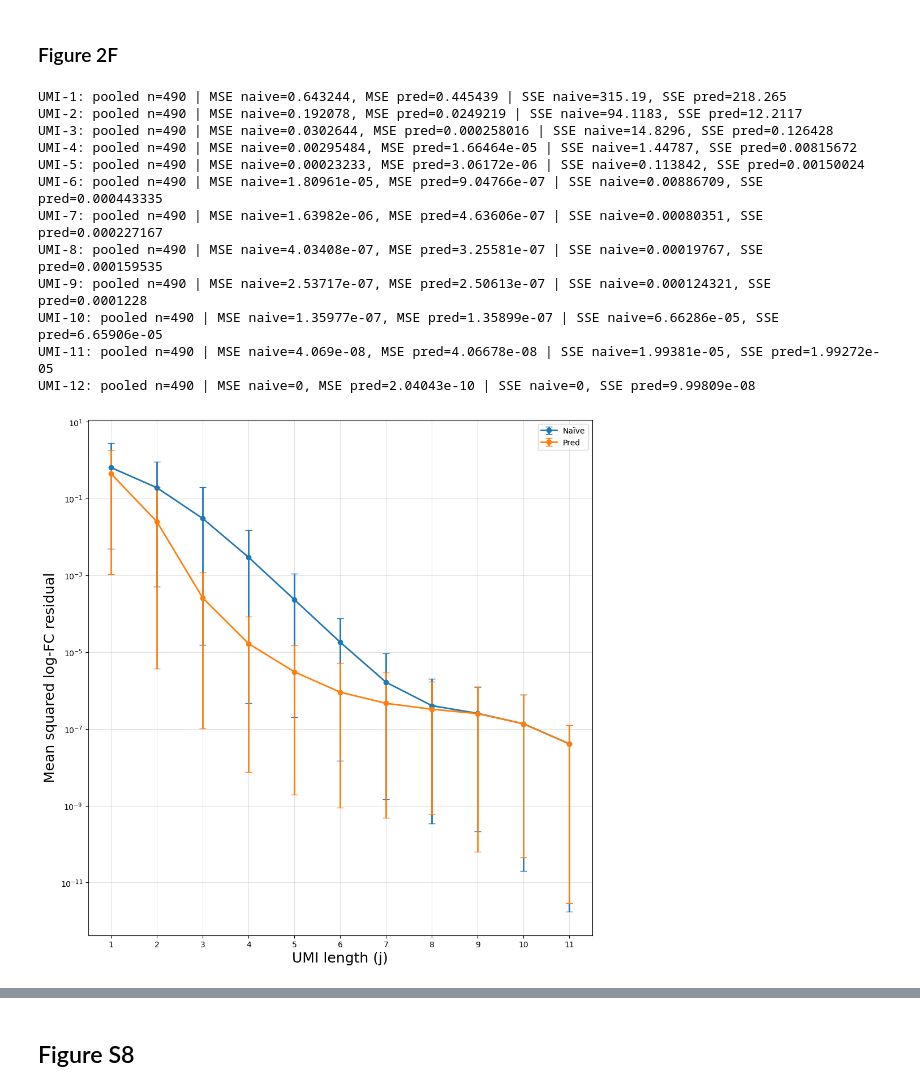
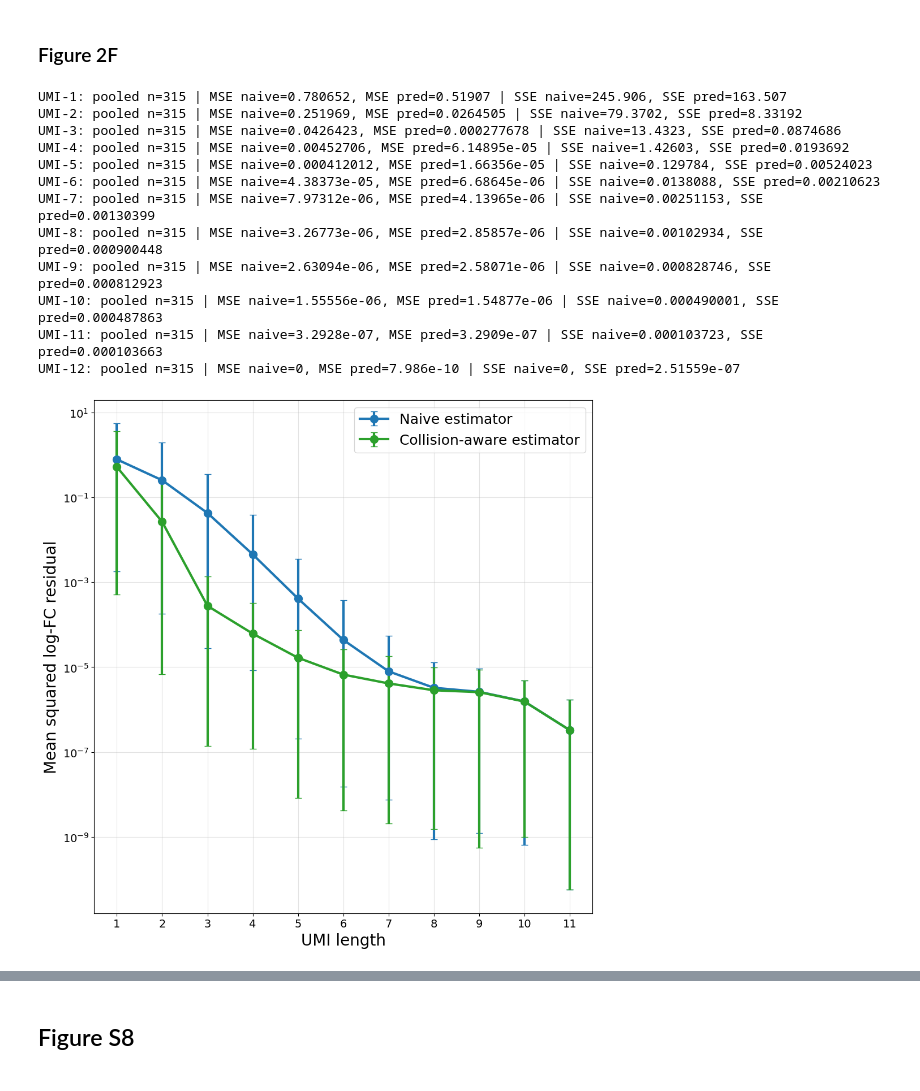
Before and after one commit to agdylan/minimal_UMIs, a Jupyter notebook: main_scripts/manuscript_plot_code.ipynb, the cells around one changed output, grey strips where cells are left out. Drawn from its saved outputs; the diff is of its cells as text; code cells hidden in the pictures.

```diff
--- a/main_scripts/manuscript_plot_code.ipynb
+++ b/main_scripts/manuscript_plot_code.ipynb
@@ -662,7 +662,7 @@ from pathlib import Path
 # Config
 # -------------------------
 UMI_MIN, UMI_MAX = 1, 12
-dataset = "5k_PBMCs"     # flip to "1k_PBMCs" if needed
+dataset = "1k_PBMCs"     # flip to "1k_PBMCs" if needed
 METHOD = "wilcoxon"
 FC_HI = np.log2(1.25)     # ≈ +0.32
 FC_LO = -np.log2(1.25)    # ≈ -0.32
@@ -872,55 +872,71 @@ for j in range(UMI_MIN, UMI_MAX + 1):
     n_points.append(int(se_naive_all.size))  # same size as se_pred_all by construction
 
     print(f"UMI-{j}: pooled n={se_naive_all.size} | MSE naive={mse_n:.6g}, MSE pred={mse_p:.6g} | SSE naive={sse_n:.6g}, SSE pred={sse_p:.6g}")
 
 # -------------------------
 # Plot with asymmetric empirical CIs as error bars
 # -------------------------
 # Convert CI bounds to asymmetric yerr around the mean
 yerr_naive = np.vstack([
     np.array(mse_naive) - np.array(ci_lo_naive),
     np.array(ci_hi_naive) - np.array(mse_naive),
 ])
 yerr_pred = np.vstack([
     np.array(mse_pred) - np.array(ci_lo_pred),
     np.array(ci_hi_pred) - np.array(mse_pred),
 ])
 
-# --- PLOT-TRIM CHANGE: keep computed j=12 but plot only up to j=11 ---
+# Trim out UMI=12 before plotting
 plot_idx = [i for i, k in enumerate(ks) if k <= 11]
+
 plot_ks = [ks[i] for i in plot_idx]
 plot_mse_naive = [mse_naive[i] for i in plot_idx]
 plot_mse_pred  = [mse_pred[i]  for i in plot_idx]
-plot_yerr_naive = yerr_naive[:, plot_idx]
-plot_yerr_pred  = yerr_pred[:,  plot_idx]
-# ---------------------------------------------------------------
+
+plot_yerr_naive = np.vstack([
+    np.array(plot_mse_naive) - np.array([ci_lo_naive[i] for i in plot_idx]),
+    np.array([ci_hi_naive[i] for i in plot_idx]) - np.array(plot_mse_naive),
+])
+plot_yerr_pred = np.vstack([
+    np.array(plot_mse_pred) - np.array([ci_lo_pred[i] for i in plot_idx]),
+    np.array([ci_hi_pred[i] for i in plot_idx]) - np.array(plot_mse_pred),
+])
 
 plt.figure(figsize=(10, 10))
-plt.errorbar(plot_ks, plot_mse_naive, yerr=plot_yerr_naive, fmt="-o", capsize=4, linewidth=2, label="Naïve")
-plt.errorbar(plot_ks, plot_mse_pred,  yerr=plot_yerr_pred,  fmt="-o", capsize=4, linewidth=2, label="Pred")
+plt.errorbar(
+    plot_ks, plot_mse_naive, yerr=plot_yerr_naive, fmt="-o",
+    color="#1f77b4", markerfacecolor="#1f77b4", markeredgecolor="#1f77b4",
+    capsize=4, markersize=10, linewidth=3, label="Naive estimator"
+)
+plt.errorbar(
+    plot_ks, plot_mse_pred, yerr=plot_yerr_pred, fmt="-o",
+    color="#2ca02c", markerfacecolor="#2ca02c", markeredgecolor="#2ca02c",
+    capsize=4, markersize=10, linewidth=3, label="Collision-aware estimator"
+)
 
-plt.xticks(range(UMI_MIN, 11 + 1))  # show only 1..11 on the axis
-plt.xlabel("UMI length (j)", fontsize=18)
+plt.xticks(range(UMI_MIN, 11 + 1), fontsize=14)  # only 1..11
+plt.yticks(fontsize=14)
+plt.xlabel("UMI length", fontsize=20)
 plt.yscale("log")
-plt.ylabel("Mean squared log-FC residual", fontsize=18)
-# plt.title(f"{dataset}: Pooled DE residuals across {len(CELLS)} labels", fontsize=16)
+plt.ylim(0)
+plt.ylabel("Mean squared log-FC residual", fontsize=20)
 plt.grid(True, linestyle="-", alpha=0.35)
-plt.legend()
+plt.legend(fontsize=18)
 plt.tight_layout()
-# plt.savefig(OUT_PDF)
+plt.savefig(OUT_PDF)
 plt.show()
 # print(f"Saved: {OUT_PDF}")
 # %% [output]
-UMI-1: pooled n=490 | MSE naive=0.643244, MSE pred=0.445439 | SSE naive=315.19, SSE pred=218.265
-UMI-2: pooled n=490 | MSE naive=0.192078, MSE pred=0.0249219 | SSE naive=94.1183, SSE pred=12.2117
-UMI-3: pooled n=490 | MSE naive=0.0302644, MSE pred=0.000258016 | SSE naive=14.8296, SSE pred=0.126428
-UMI-4: pooled n=490 | MSE naive=0.00295484, MSE pred=1.66464e-05 | SSE naive=1.44787, SSE pred=0.00815672
-UMI-5: pooled n=490 | MSE naive=0.00023233, MSE pred=3.06172e-06 | SSE naive=0.113842, SSE pred=0.00150024
-UMI-6: pooled n=490 | MSE naive=1.80961e-05, MSE pred=9.04766e-07 | SSE naive=0.00886709, SSE pred=0.000443335
-UMI-7: pooled n=490 | MSE naive=1.63982e-06, MSE pred=4.63606e-07 | SSE naive=0.00080351, SSE pred=0.000227167
-UMI-8: pooled n=490 | MSE naive=4.03408e-07, MSE pred=3.25581e-07 | SSE naive=0.00019767, SSE pred=0.000159535
-UMI-9: pooled n=490 | MSE naive=2.53717e-07, MSE pred=2.50613e-07 | SSE naive=0.000124321, SSE pred=0.0001228
-UMI-10: pooled n=490 | MSE naive=1.35977e-07, MSE pred=1.35899e-07 | SSE naive=6.66286e-05, SSE pred=6.65906e-05
-UMI-11: pooled n=490 | MSE naive=4.069e-08, MSE pred=4.06678e-08 | SSE naive=1.99381e-05, SSE pred=1.99272e-05
-UMI-12: pooled n=490 | MSE naive=0, MSE pred=2.04043e-10 | SSE naive=0, SSE pred=9.99809e-08
+UMI-1: pooled n=315 | MSE naive=0.780652, MSE pred=0.51907 | SSE naive=245.906, SSE pred=163.507
+UMI-2: pooled n=315 | MSE naive=0.251969, MSE pred=0.0264505 | SSE naive=79.3702, SSE pred=8.33192
+UMI-3: pooled n=315 | MSE naive=0.0426423, MSE pred=0.000277678 | SSE naive=13.4323, SSE pred=0.0874686
+UMI-4: pooled n=315 | MSE naive=0.00452706, MSE pred=6.14895e-05 | SSE naive=1.42603, SSE pred=0.0193692
+UMI-5: pooled n=315 | MSE naive=0.000412012, MSE pred=1.66356e-05 | SSE naive=0.129784, SSE pred=0.00524023
+UMI-6: pooled n=315 | MSE naive=4.38373e-05, MSE pred=6.68645e-06 | SSE naive=0.0138088, SSE pred=0.00210623
+UMI-7: pooled n=315 | MSE naive=7.97312e-06, MSE pred=4.13965e-06 | SSE naive=0.00251153, SSE pred=0.00130399
+UMI-8: pooled n=315 | MSE naive=3.26773e-06, MSE pred=2.85857e-06 | SSE naive=0.00102934, SSE pred=0.000900448
+UMI-9: pooled n=315 | MSE naive=2.63094e-06, MSE pred=2.58071e-06 | SSE naive=0.000828746, SSE pred=0.000812923
+UMI-10: pooled n=315 | MSE naive=1.55556e-06, MSE pred=1.54877e-06 | SSE naive=0.000490001, SSE pred=0.000487863
+UMI-11: pooled n=315 | MSE naive=3.2928e-07, MSE pred=3.2909e-07 | SSE naive=0.000103723, SSE pred=0.000103663
+UMI-12: pooled n=315 | MSE naive=0, MSE pred=7.986e-10 | SSE naive=0, SSE pred=2.51559e-07
-[figure, old version]
+[figure, new version]
```
Also changed, not shown: parts of 2 cells of this notebook, 2 other files.
